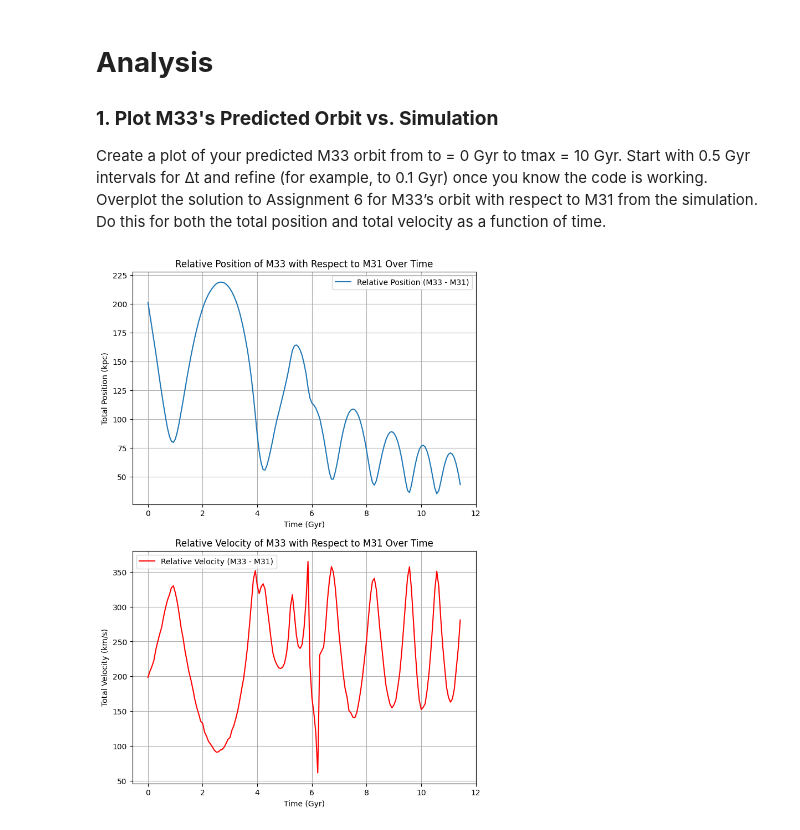
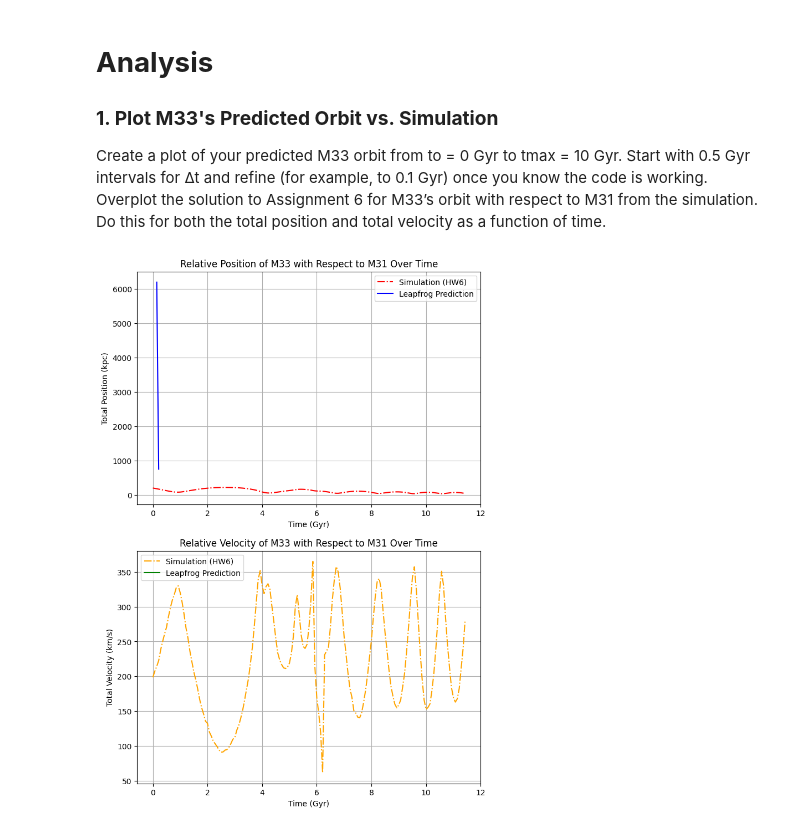
Before and after one commit to B3nn1E/ASTR400B, a Jupyter notebook: Homeworks/Homework7/Homework7_Template.ipynb, the cells around one changed output. Cells and saved outputs as stored; diff of their text form; code cells hidden in the pictures.

```diff
--- a/Homeworks/Homework7/Homework7_Template.ipynb
+++ b/Homeworks/Homework7/Homework7_Template.ipynb
@@ -371,53 +398,86 @@ a function of time.
 # %%
 import pandas as pd # import pandas to read the data file since ReadFile cannot read this anymore
+
+# Define parameters for LeapFrog integration
+t0 = 0  # Initial time (Gyr)
+dt = 0.1  # Time step (Gyr)
+tmax = 10  # Max integration time (Gyr)
+
+# Generate M33 orbit with M33AnalyticOrbit (create a filename to store results)
+m33_orbit = M33AnalyticOrbit("Leapfrog_Orbit.txt")
+
+# Run LeapFrog integration
+m33_orbit.OrbitIntegration(t0, dt, tmax)
+
+# Load the computed LeapFrog orbit data
+leapfrog_data = pd.read_csv("Leapfrog_Orbit.txt", delim_whitespace=True, comment='#',
+                            names=['t', 'x', 'y', 'z', 'vx', 'vy', 'vz'])
+
+# Force all columns to be numeric (coerce any invalid entries to NaN)
+leapfrog_data = leapfrog_data.apply(pd.to_numeric, errors='coerce')
 
 # Load the orbit files from HW6
 M31 = r'C:\Users\kietb\OneDrive\Desktop\Suffering\Undergrad\ASTR400B\Homeworks\Homework6\Orbit_M31.txt'
 M33 = r'C:\Users\kietb\OneDrive\Desktop\Suffering\Undergrad\ASTR400B\Homeworks\Homework6\Orbit_M33.txt'
 
-# Load data into pandas DataFrame
 m31_data = pd.read_csv(M31, delim_whitespace=True, comment='#',
-                       names=['t', 'x', 'y', 'z', 'vx', 'vy', 'vz'])
+                       names=['t', 'x', 'y', 'z', 'vx', 'vy', 'vz']).apply(pd.to_numeric, errors='coerce')
+
 m33_data = pd.read_csv(M33, delim_whitespace=True, comment='#',
-                       names=['t', 'x', 'y', 'z', 'vx', 'vy', 'vz'])
+                       names=['t', 'x', 'y', 'z', 'vx', 'vy', 'vz']).apply(pd.to_numeric, errors='coerce')
+
 
 # Compute relative position components of M33 with respect to M31
-rel_x = m33_data['x'] - m31_data['x']
-rel_y = m33_data['y'] - m31_data['y']
-rel_z = m33_data['z'] - m31_data['z']
+rel_x_sim = m33_data['x'] - m31_data['x']
+rel_y_sim = m33_data['y'] - m31_data['y']
+rel_z_sim = m33_data['z'] - m31_data['z']
 
 # Compute relative velocity components of M33 with respect to M31
-rel_vx = m33_data['vx'] - m31_data['vx']
-rel_vy = m33_data['vy'] - m31_data['vy']
-rel_vz = m33_data['vz'] - m31_data['vz']
+rel_vx_sim = m33_data['vx'] - m31_data['vx']
+rel_vy_sim = m33_data['vy'] - m31_data['vy']
+rel_vz_sim = m33_data['vz'] - m31_data['vz']
 
-# Compute total position and velocity magnitudes
-total_position = np.sqrt(rel_x**2 + rel_y**2 + rel_z**2)
-total_velocity = np.sqrt(rel_vx**2 + rel_vy**2 + rel_vz**2)
+# Compute total position and velocity magnitudes for HW6 simulation
+total_position_sim = np.sqrt(rel_x_sim**2 + rel_y_sim**2 + rel_z_sim**2)
+total_velocity_sim = np.sqrt(rel_vx_sim**2 + rel_vy_sim**2 + rel_vz_sim**2)
+
+# Compute relative position and velocity for LeapFrog
+rel_x_leap = leapfrog_data['x'] - m31_data['x']
+rel_y_leap = leapfrog_data['y'] - m31_data['y']
+rel_z_leap = leapfrog_data['z'] - m31_data['z']
+
+rel_vx_leap = leapfrog_data['vx'] - m31_data['vx']
+rel_vy_leap = leapfrog_data['vy'] - m31_data['vy']
+rel_vz_leap = leapfrog_data['vz'] - m31_data['vz']
+
+total_position_leap = np.sqrt(rel_x_leap**2 + rel_y_leap**2 + rel_z_leap**2)
+total_velocity_leap = np.sqrt(rel_vx_leap**2 + rel_vy_leap**2 + rel_vz_leap**2)
 
 # Extract time values
 time = m31_data['t']
 
-# Create figure with two subplots
+# Plot both HW6 (OrbitCOM) and LeapFrog results
 fig, ax = plt.subplots(2, 1, figsize=(8, 12))
 
 # Plot total position vs time
-ax[0].plot(time, total_position, label="Relative Position (M33 - M31)", linestyle="solid")
-ax[0].set_xlabel("Time (Gyr)")
-ax[0].set_ylabel("Total Position (kpc)")
-ax[0].set_title("Relative Position of M33 with Respect to M31 Over Time")
+ax[0].plot(time, total_position_sim, label="Simulation (HW6)", linestyle='dashdot', color='red')
+ax[0].plot(time, total_position_leap, label="Leapfrog Prediction", linestyle='solid', color='blue')
+ax[0].set_xlabel('Time (Gyr)')
+ax[0].set_ylabel('Total Position (kpc)')
+ax[0].set_title('Relative Position of M33 with Respect to M31 Over Time')
 ax[0].legend()
 ax[0].grid()
 
 # Plot total velocity vs time
-ax[1].plot(time, total_velocity, label="Relative Velocity (M33 - M31)", linestyle="solid", color="red")
-ax[1].set_xlabel("Time (Gyr)")
-ax[1].set_ylabel("Total Velocity (km/s)")
-ax[1].set_title("Relative Velocity of M33 with Respect to M31 Over Time")
+ax[1].plot(time, total_velocity_sim, label="Simulation (HW6)", linestyle='dashdot', color='orange')
+ax[1].plot(time, total_velocity_leap, label="Leapfrog Prediction", linestyle='solid', color='green')
+ax[1].set_xlabel('Time (Gyr)')
+ax[1].set_ylabel('Total Velocity (km/s)')
+ax[1].set_title('Relative Velocity of M33 with Respect to M31 Over Time')
 ax[1].legend()
 ax[1].grid()
 
 # Show the plots
 plt.show()
 # %% [output]
-[figure, old version]
+[figure, new version]
```
Also changed, not shown: parts of 3 cells of this notebook, 1 other file.
